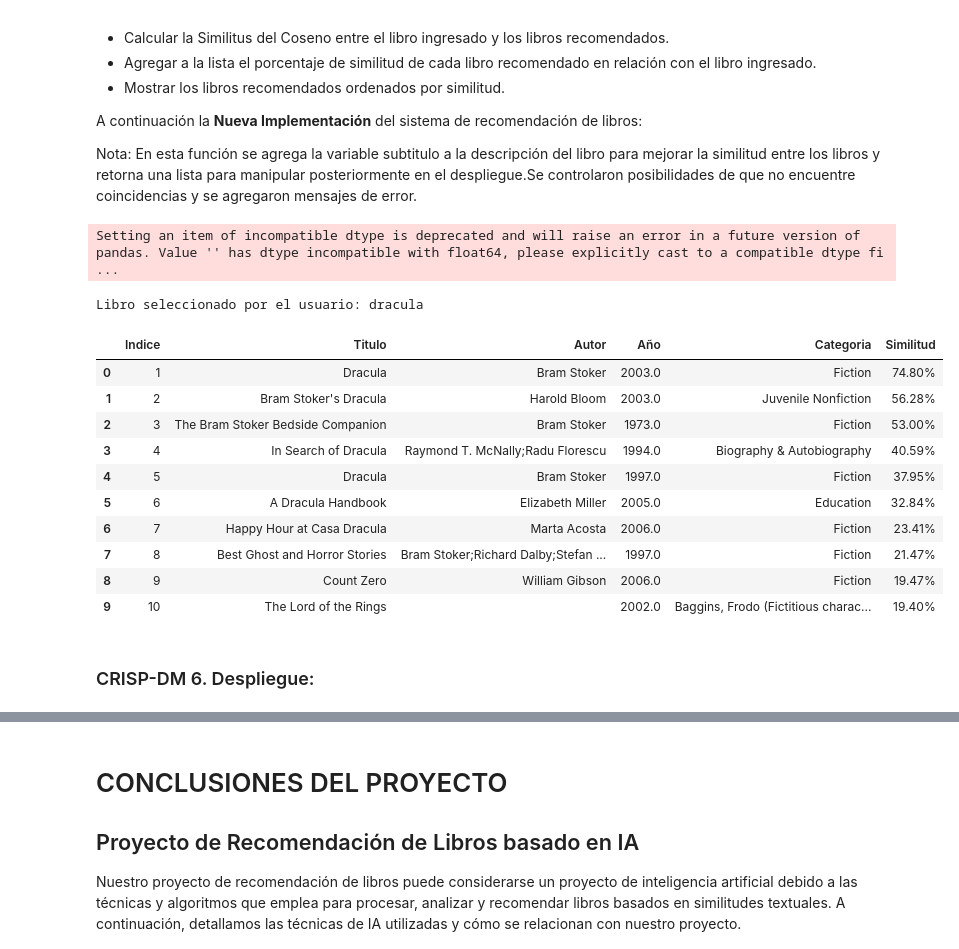
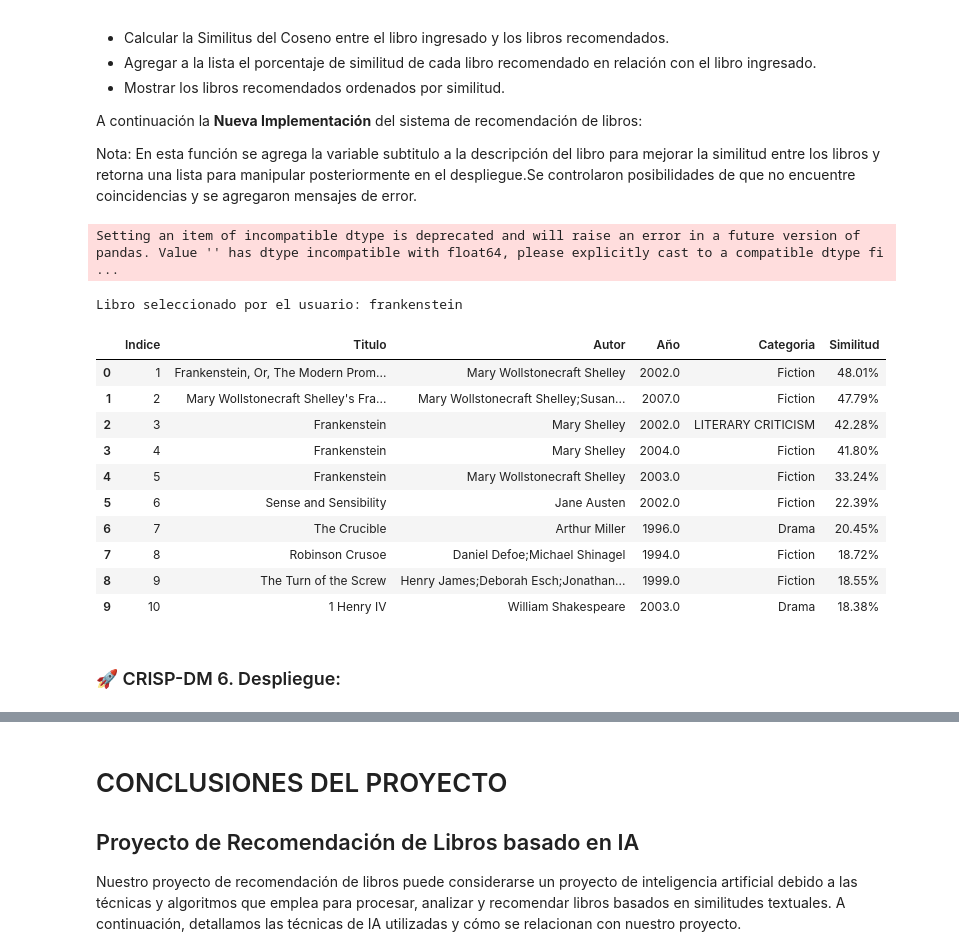
Before and after one commit to sosarodrigox/grupo13_pp2, a Jupyter notebook: ProyectoIntegrador_Grupo13.ipynb, the cells around one changed output, grey strips where cells are left out. Drawn from its saved outputs; the diff is of its cells as text; code cells hidden in the pictures.

```diff
--- a/ProyectoIntegrador_Grupo13.ipynb
+++ b/ProyectoIntegrador_Grupo13.ipynb
@@ -509,9 +530,8 @@ puntaje_similitud = list(enumerate(similitud[indice_libro]))
 # print(puntaje_similitud)
 # %%
 # Ordenar los libros basados en su puntaje de similitud.
-libros_similares_ordenados = sorted(
-    puntaje_similitud, key=lambda x: x[1], reverse=True)
-print(libros_similares_ordenados)
+libros_similares_ordenados = sorted(puntaje_similitud, key=lambda x: x[1], reverse=True)
+# print(libros_similares_ordenados)
 # %% [output]
 [(859, 1.0000000000000002), (2447, 0.7961758733666621), (4443, 0.7961758733666621), (4933, 0.6077556185533894), (4946, 0.4584548910996259), (5865, 0.39170626302840605), (2501, 0.28880682930055107), (5 ...
 # %%
@@ -607,8 +627,7 @@ similitud = cosine_similarity(vector_caracteristicas, vector_caracteristicas)
 def recomendar_libros(nombre_libro):
     print(f"Libro seleccionado por el usuario: {nombre_libro}")
     lista_titulos_completa = data["title"].tolist()
-    encontrar_cercanos = difflib.get_close_matches(
-        nombre_libro, lista_titulos_completa)
+    encontrar_cercanos = difflib.get_close_matches(nombre_libro, lista_titulos_completa)
 
     if encontrar_cercanos:
         cercanos = encontrar_cercanos[0]
@@ -621,43 +640,43 @@ def recomendar_libros(nombre_libro):
         # Lista de diccionarios con los libros recomendados y su similitud
         recomendaciones = []
         # Muestra los 10 primeros
         for i, (index, score) in enumerate(libros_similares_ordenados[1:11], 1):
             libro = {
                 "Indice": i,
                 "Titulo": data.iloc[index]["title"],
                 "Autor": data.iloc[index]["authors"],
                 "Año": data.iloc[index]["published_year"],
                 "Categoria": data.iloc[index]["categories"],
                 "Similitud": f"{score * 100:.2f}%",
             }
             recomendaciones.append(libro)
 
         # Convertir a un DataFrame
         df_recomendaciones = pd.DataFrame(recomendaciones)
         return df_recomendaciones
 
     else:
         print("No se encontró ninguna coincidencia para el libro ingresado.")
         return pd.DataFrame()  # DataFrame vacío si no hay coincidencias
 
 
 # Prueba
 libro_usuario = input("Ingrese el nombre de su libro favorito: ")
 df_recomendaciones = recomendar_libros(libro_usuario)
 display(df_recomendaciones)
 # %% [output]
 Setting an item of incompatible dtype is deprecated and will raise an error in a future version of pandas. Value '' has dtype incompatible with float64, please explicitly cast to a compatible dtype fi ...
-Libro seleccionado por el usuario: dracula
+Libro seleccionado por el usuario: frankenstein
 |  | Indice | Titulo | Autor | Año | Categoria | Similitud |
-| 0 | 1 | Dracula | Bram Stoker | 2003.0 | Fiction | 74.80% |
-| 1 | 2 | Bram Stoker's Dracula | Harold Bloom | 2003.0 | Juvenile Nonfiction | 56.28% |
-| 2 | 3 | The Bram Stoker Bedside Companion | Bram Stoker | 1973.0 | Fiction | 53.00% |
-| 3 | 4 | In Search of Dracula | Raymond T. McNally;Radu Florescu | 1994.0 | Biography & Autobiography | 40.59% |
-| 4 | 5 | Dracula | Bram Stoker | 1997.0 | Fiction | 37.95% |
-| 5 | 6 | A Dracula Handbook | Elizabeth Miller | 2005.0 | Education | 32.84% |
-| 6 | 7 | Happy Hour at Casa Dracula | Marta Acosta | 2006.0 | Fiction | 23.41% |
-| 7 | 8 | Best Ghost and Horror Stories | Bram Stoker;Richard Dalby;Stefan ... | 1997.0 | Fiction | 21.47% |
-| 8 | 9 | Count Zero | William Gibson | 2006.0 | Fiction | 19.47% |
-| 9 | 10 | The Lord of the Rings |  | 2002.0 | Baggins, Frodo (Fictitious charac... | 19.40% |
+| 0 | 1 | Frankenstein, Or, The Modern Prom... | Mary Wollstonecraft Shelley | 2002.0 | Fiction | 48.01% |
+| 1 | 2 | Mary Wollstonecraft Shelley's Fra... | Mary Wollstonecraft Shelley;Susan... | 2007.0 | Fiction | 47.79% |
+| 2 | 3 | Frankenstein | Mary Shelley | 2002.0 | LITERARY CRITICISM | 42.28% |
+| 3 | 4 | Frankenstein | Mary Shelley | 2004.0 | Fiction | 41.80% |
+| 4 | 5 | Frankenstein | Mary Wollstonecraft Shelley | 2003.0 | Fiction | 33.24% |
+| 5 | 6 | Sense and Sensibility | Jane Austen | 2002.0 | Fiction | 22.39% |
+| 6 | 7 | The Crucible | Arthur Miller | 1996.0 | Drama | 20.45% |
+| 7 | 8 | Robinson Crusoe | Daniel Defoe;Michael Shinagel | 1994.0 | Fiction | 18.72% |
+| 8 | 9 | The Turn of the Screw | Henry James;Deborah Esch;Jonathan... | 1999.0 | Fiction | 18.55% |
+| 9 | 10 | 1 Henry IV | William Shakespeare | 2003.0 | Drama | 18.38% |
 # %% [markdown]
-### CRISP-DM 6. Despliegue:
+### 🚀 CRISP-DM 6. Despliegue:
```
Also changed, not shown: parts of 19 cells of this notebook.
